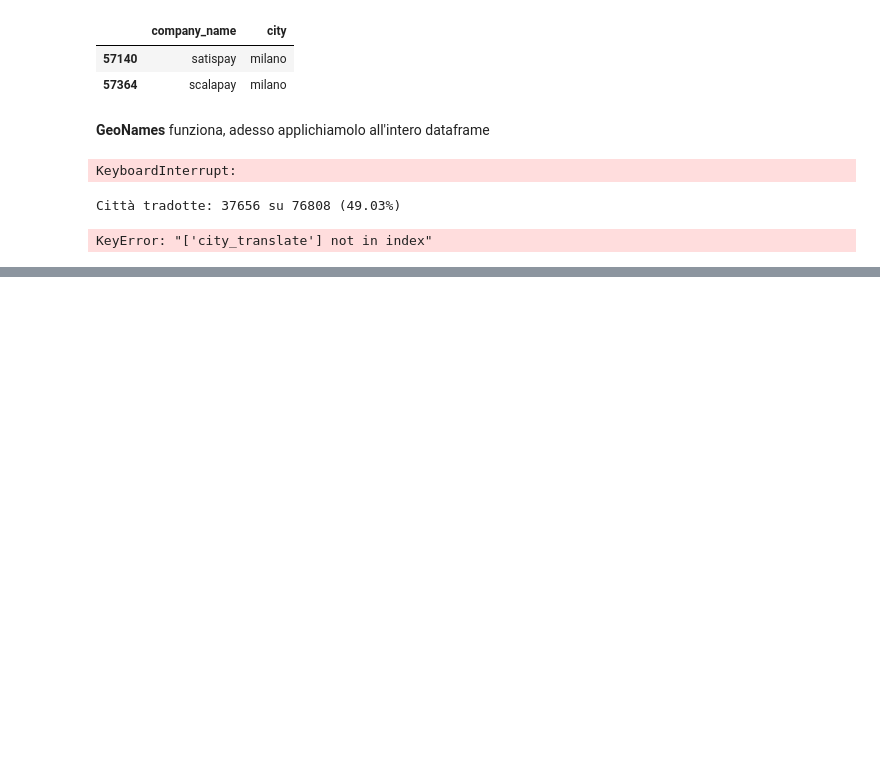
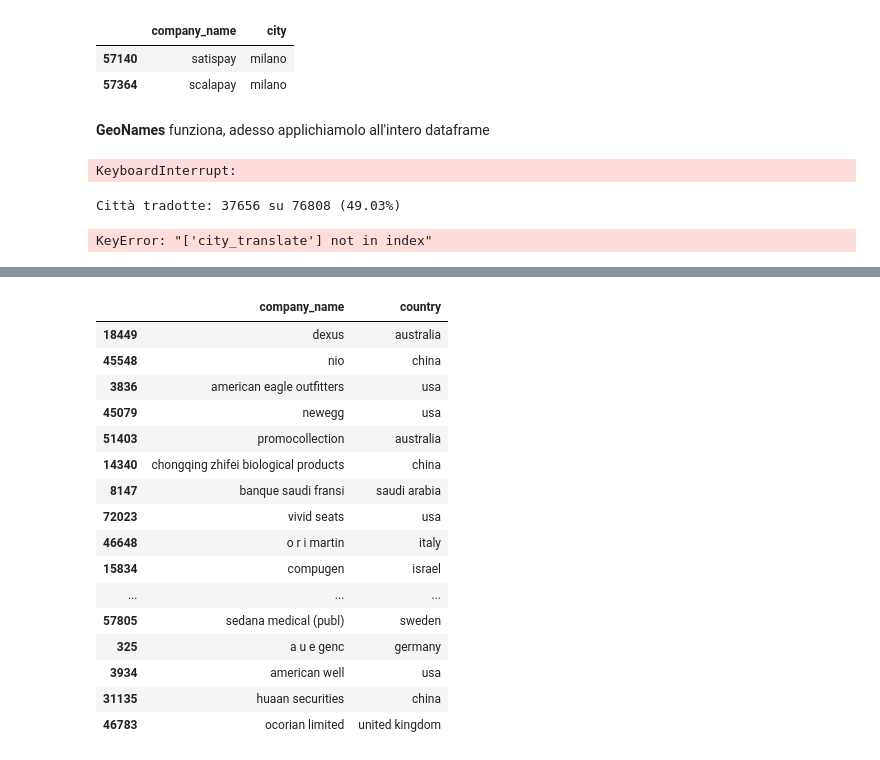
Before and after one commit to MatVitale6/IngegneriaDeiDatiProject, a Jupyter notebook: homework5/record_linkage/normalize_companies.ipynb, the cells around one changed output, grey strips where cells are left out. Saved outputs shown, nothing was run; the diff lists cells and outputs as text; code cells hidden in the pictures; blank space fills up the shorter version.

```diff
--- a/homework5/record_linkage/normalize_companies.ipynb
+++ b/homework5/record_linkage/normalize_companies.ipynb
@@ -365,3 +378,24 @@ display(filtered_df[['company_name', 'country']].sample(25))
+# %%
+filtered_df['country'] = filtered_df['country'].apply(clean_country)
+display(filtered_df[['company_name', 'country']].sample(25))
+# %% [output]
+|  | company_name | country |
+| 18449 | dexus | australia |
+| 45548 | nio | china |
+| 3836 | american eagle outfitters | usa |
+| 45079 | newegg | usa |
+| 51403 | promocollection | australia |
+| 14340 | chongqing zhifei biological products | china |
+| 8147 | banque saudi fransi | saudi arabia |
+| 72023 | vivid seats | usa |
+| 46648 | o r i martin | italy |
+| 15834 | compugen | israel |
+| ... | ... | ... |
+| 57805 | sedana medical (publ) | sweden |
+| 325 | a u e genc | germany |
+| 3934 | american well | usa |
+| 31135 | huaan securities | china |
+| 46783 | ocorian limited | united kingdom |
 # %%
 country_mapping = {
     'it': 'italy',            # Codici e abbreviazioni per l'Italia
```
Also changed, not shown: parts of 9 cells of this notebook.
